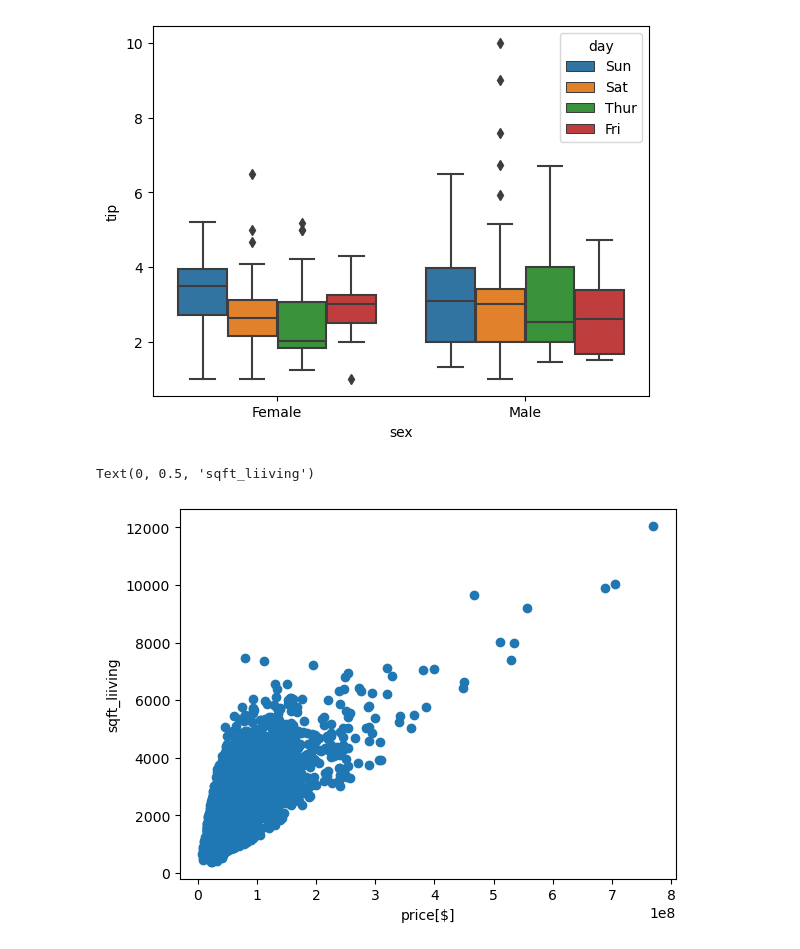
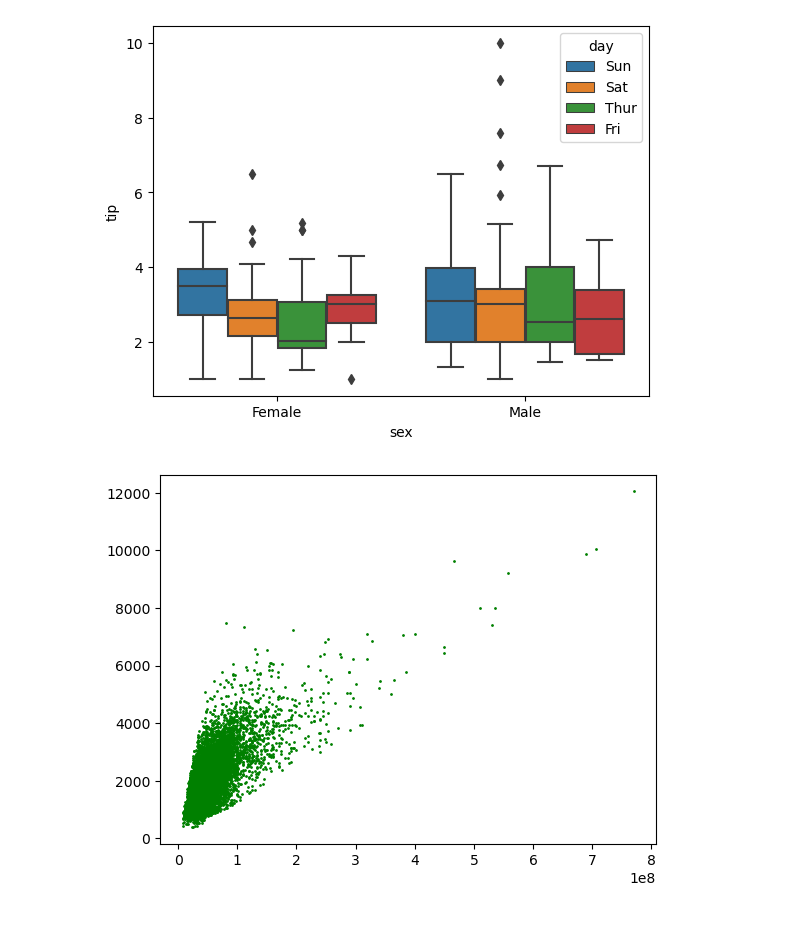
Before and after one commit to pipipik/skillup_01, a Jupyter notebook: DAY6/20240209_DAY6.ipynb, the cells around one changed output. Cells and saved outputs as stored; diff of their text form; code cells hidden in the pictures.

```diff
--- a/DAY6/20240209_DAY6.ipynb
+++ b/DAY6/20240209_DAY6.ipynb
@@ -109,10 +109,9 @@ plt.show()
 # %%
 # 可視化総合演習
 # 問題1
 house = pd.read_csv("./house/house_data.csv")
 house["price_jp"] = house.price*100
-plt.scatter(house.price_jp, house.sqft_living, s=1, color)
+plt.scatter(house.price_jp, house.sqft_living, s=1, color="green")
 plt.show()
 # %% [output]
-Text(0, 0.5, 'sqft_liiving')
-[figure, old version]
+[figure, new version]
```
Also changed, not shown: parts of 1 cell of this notebook.
